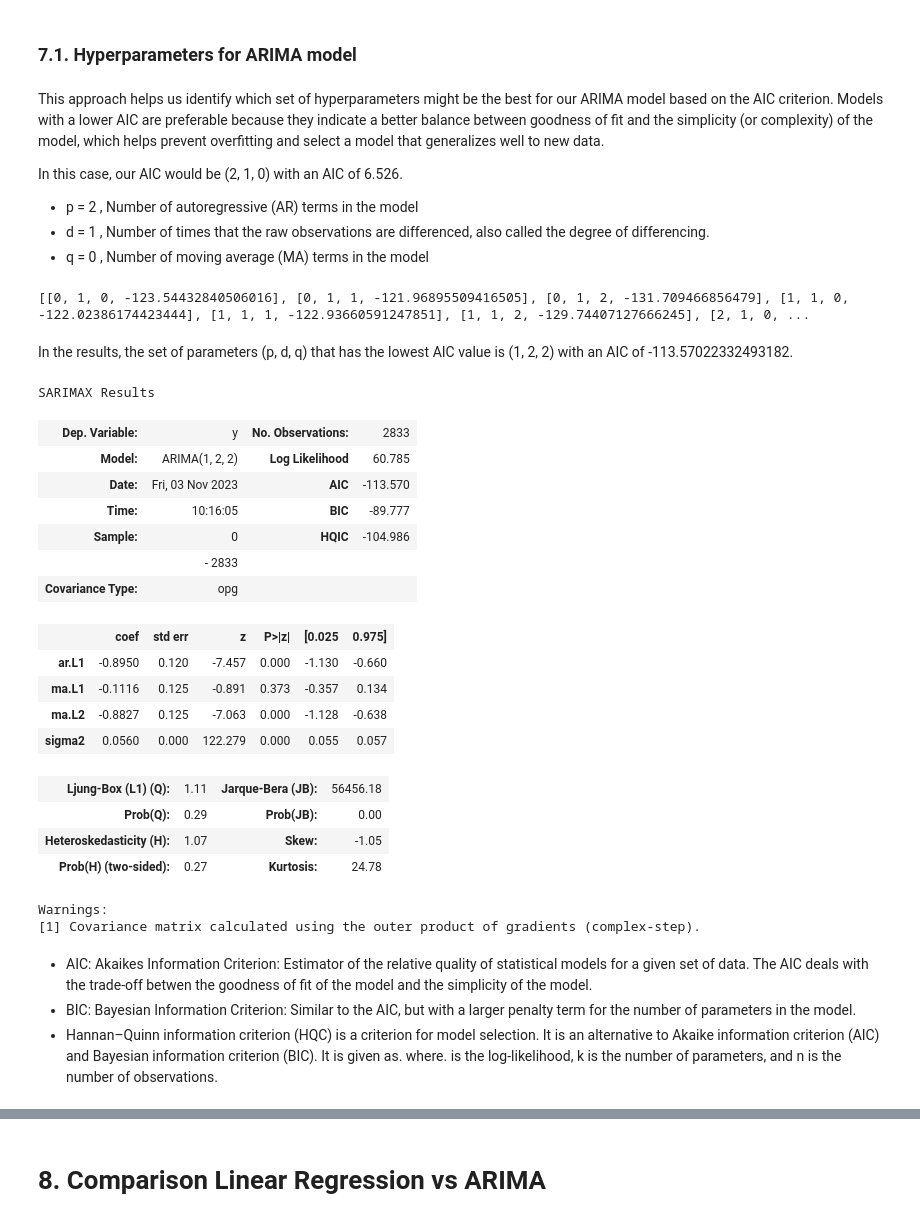
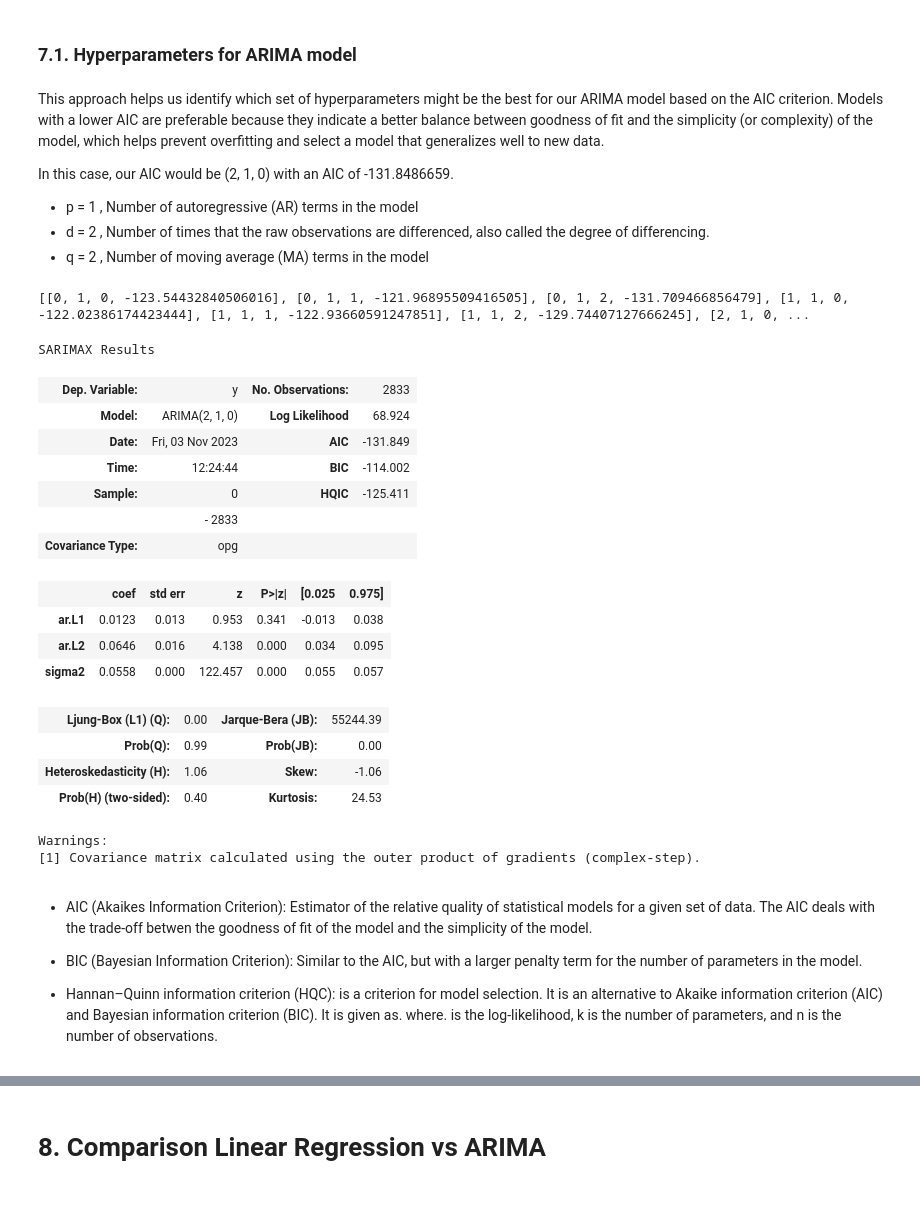
Before and after one commit to FJGM2023015/ML_Stocks_Project, a Jupyter notebook: ML_Stocks_Project.ipynb, the cells around one changed output, grey strips where cells are left out. Cells and saved outputs as stored; diff of their text form; code cells hidden in the pictures.

```diff
--- a/ML_Stocks_Project.ipynb
+++ b/ML_Stocks_Project.ipynb
@@ -765,11 +765,11 @@ Additionally, with the Augmented Dickey-Fuller test through differentiation, we
 # %% [markdown]
 This approach helps us identify which set of hyperparameters might be the best for our ARIMA model based on the AIC criterion. Models with a lower AIC are preferable because they indicate a better balance between goodness of fit and the simplicity (or complexity) of the model, which helps prevent overfitting and select a model that generalizes well to new data.
 
-In this case, our AIC would be (2, 1, 0) with an AIC of 6.526.
+In this case, our AIC would be (2, 1, 0) with an AIC of -131.8486659.
 
-* p = 2 , Number of autoregressive (AR) terms in the model
-* d = 1 , Number of times that the raw observations are differenced, also called the degree of differencing.
-* q = 0 , Number of moving average (MA) terms in the model
+* p = 1 , Number of autoregressive (AR) terms in the model
+* d = 2 , Number of times that the raw observations are differenced, also called the degree of differencing.
+* q = 2 , Number of moving average (MA) terms in the model
 # %%
 # A nested loop is written to calculate the AIC values
 aicVal=[]
@@ -785,41 +785,42 @@ for d in range(1,3):
 print(aicVal)
 # %% [output]
 [[0, 1, 0, -123.54432840506016], [0, 1, 1, -121.96895509416505], [0, 1, 2, -131.709466856479], [1, 1, 0, -122.02386174423444], [1, 1, 1, -122.93660591247851], [1, 1, 2, -129.74407127666245], [2, 1, 0, ...
-# %% [markdown]
-In the results, the set of parameters (p, d, q) that has the lowest AIC value is (1, 2, 2) with an AIC of -113.57022332493182.
 # %%
 # Declare and initialise an object 'arima_obj' by calling a method 'ARIMA()'
-arima_obj = ARIMA(df_AMD_stocks_10y['Close'].tolist(), order = (1, 2, 2))
+arima_obj = ARIMA(df_AMD_stocks_10y['Close'].tolist(), order = (2, 1, 0))
 
 # Train the ARIMA model by calling a method fit()
 arima_obj_fit = arima_obj.fit()
 
 # Display the summary of the trained model
 arima_obj_fit.summary()
 # %% [output]
 SARIMAX Results
 | Dep. Variable: | y | No. Observations: | 2833 |
-| Model: | ARIMA(1, 2, 2) | Log Likelihood | 60.785 |
-| Date: | Fri, 03 Nov 2023 | AIC | -113.570 |
-| Time: | 10:16:05 | BIC | -89.777 |
-| Sample: | 0 | HQIC | -104.986 |
+| Model: | ARIMA(2, 1, 0) | Log Likelihood | 68.924 |
+| Date: | Fri, 03 Nov 2023 | AIC | -131.849 |
+| Time: | 12:24:44 | BIC | -114.002 |
+| Sample: | 0 | HQIC | -125.411 |
 |  | - 2833 |  |  |
 | Covariance Type: | opg |  |  |
 |  | coef | std err | z | P>|z| | [0.025 | 0.975] |
-| ar.L1 | -0.8950 | 0.120 | -7.457 | 0.000 | -1.130 | -0.660 |
-| ma.L1 | -0.1116 | 0.125 | -0.891 | 0.373 | -0.357 | 0.134 |
-| ma.L2 | -0.8827 | 0.125 | -7.063 | 0.000 | -1.128 | -0.638 |
-| sigma2 | 0.0560 | 0.000 | 122.279 | 0.000 | 0.055 | 0.057 |
+| ar.L1 | 0.0123 | 0.013 | 0.953 | 0.341 | -0.013 | 0.038 |
+| ar.L2 | 0.0646 | 0.016 | 4.138 | 0.000 | 0.034 | 0.095 |
+| sigma2 | 0.0558 | 0.000 | 122.457 | 0.000 | 0.055 | 0.057 |
-| Ljung-Box (L1) (Q): | 1.11 | Jarque-Bera (JB): | 56456.18 |
-| Prob(Q): | 0.29 | Prob(JB): | 0.00 |
-| Heteroskedasticity (H): | 1.07 | Skew: | -1.05 |
-| Prob(H) (two-sided): | 0.27 | Kurtosis: | 24.78 |
+| Ljung-Box (L1) (Q): | 0.00 | Jarque-Bera (JB): | 55244.39 |
+| Prob(Q): | 0.99 | Prob(JB): | 0.00 |
+| Heteroskedasticity (H): | 1.06 | Skew: | -1.06 |
+| Prob(H) (two-sided): | 0.40 | Kurtosis: | 24.53 |
 Warnings:
 [1] Covariance matrix calculated using the outer product of gradients (complex-step).
 # %% [markdown]
-* AIC: Akaikes Information Criterion: Estimator of the relative quality of statistical models for a given set of data. The AIC deals with the trade-off betwen the goodness of fit of the model and the simplicity of the model.
-* BIC: Bayesian Information Criterion: Similar to the AIC, but with a larger penalty term for the number of parameters in the model.
-* Hannan–Quinn information criterion (HQC) is a criterion for model selection. It is an alternative to Akaike information criterion (AIC) and Bayesian information criterion (BIC). It is given as. where. is the log-likelihood, k is the number of parameters, and n is the number of observations.
+* AIC (Akaikes Information Criterion): Estimator of the relative quality of statistical models for a given set of data. The AIC deals with the trade-off betwen the goodness of fit of the model and the simplicity of the model.
+
+
+* BIC (Bayesian Information Criterion): Similar to the AIC, but with a larger penalty term for the number of parameters in the model.
+
+
+* Hannan–Quinn information criterion (HQC): is a criterion for model selection. It is an alternative to Akaike information criterion (AIC) and Bayesian information criterion (BIC). It is given as. where. is the log-likelihood, k is the number of parameters, and n is the number of observations.
 # %%
 # Declare the array 'pred' and append the values
 pred = arima_obj_fit.fittedvalues
```
Also changed, not shown: parts of 13 cells of this notebook.
